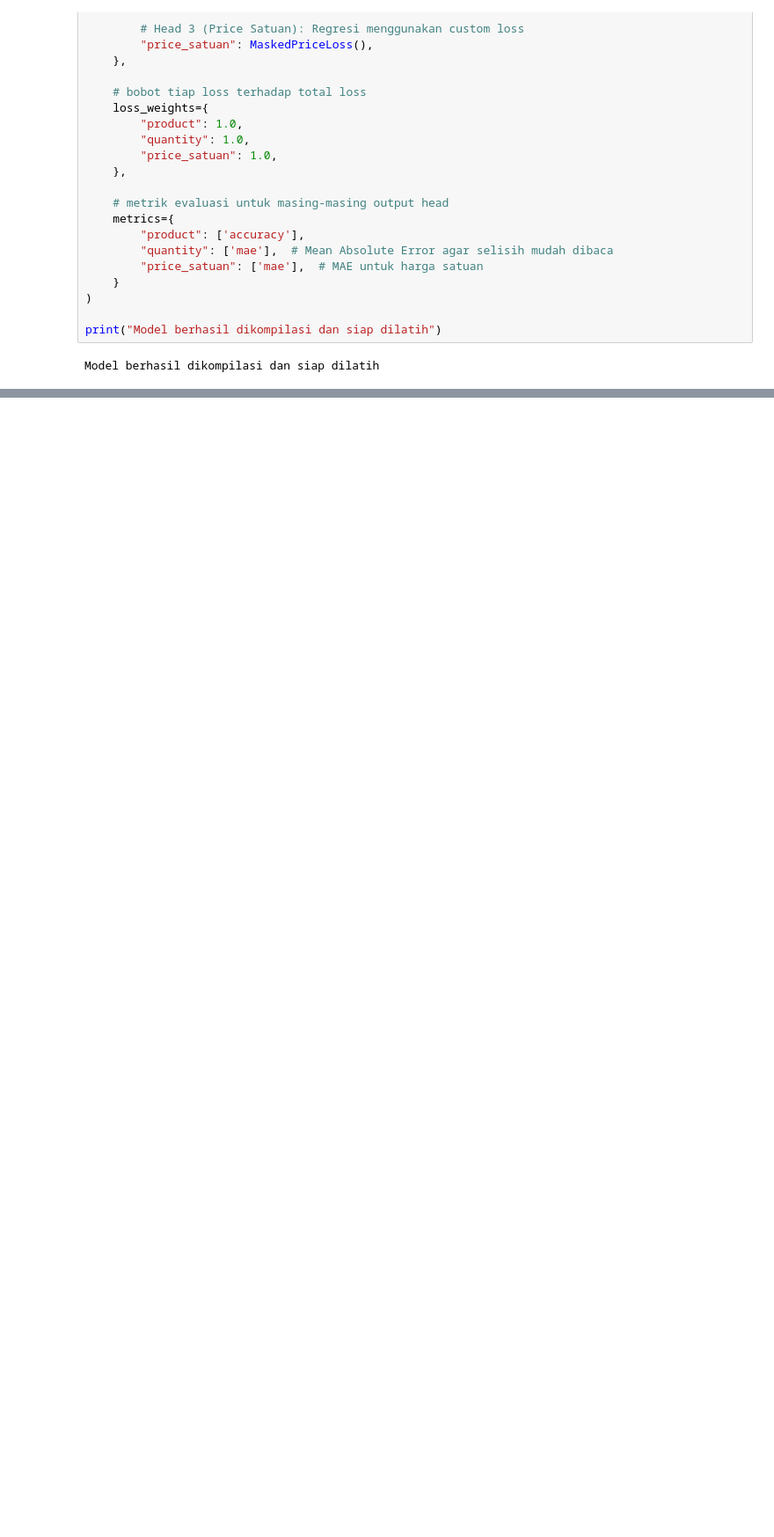
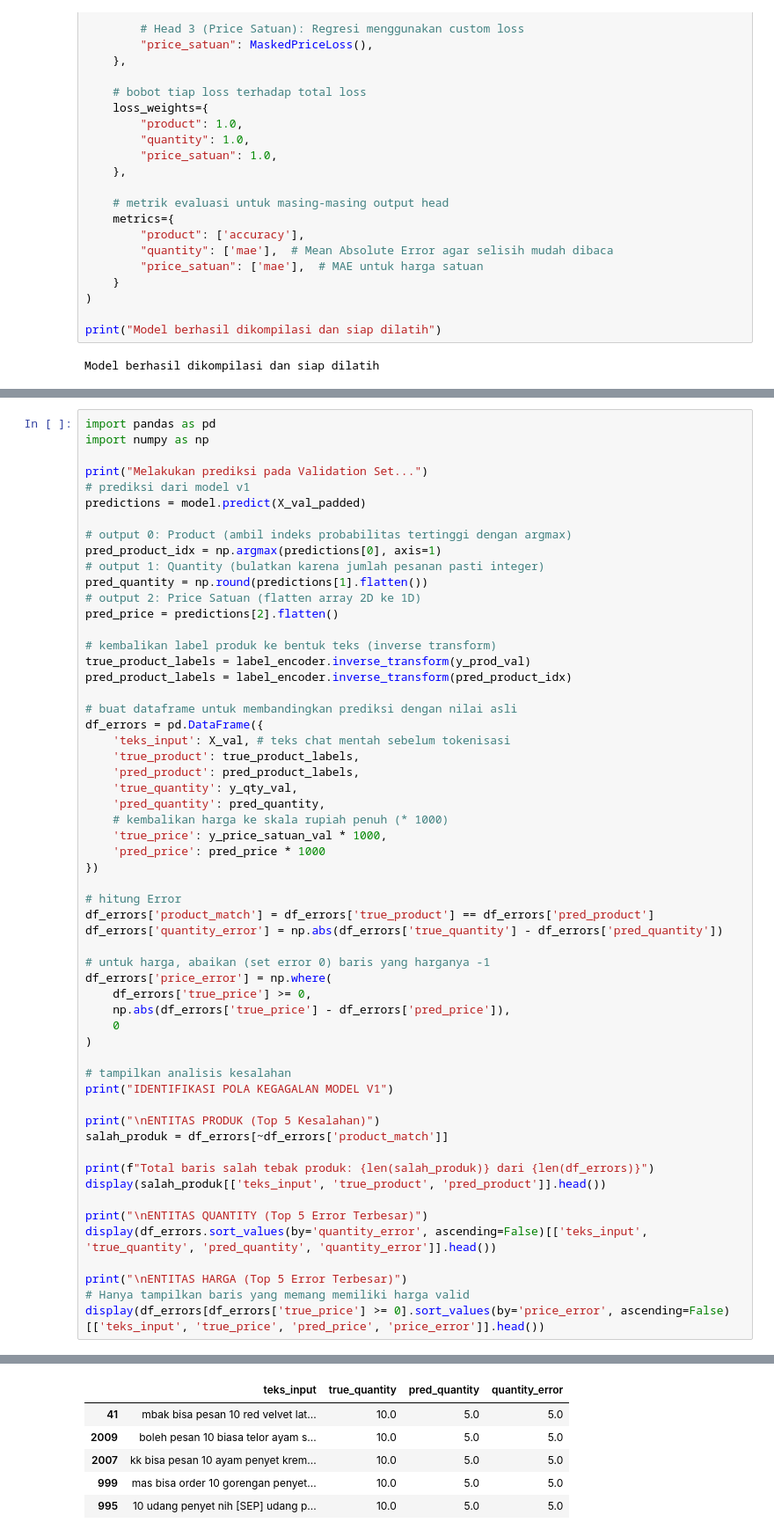
Before and after one commit to Sugandarilovv/ChatKasir, a Jupyter notebook: ai-model/notebooks/02_training.ipynb, the cells around one changed output, grey strips where cells are left out. Shown at 88% size. Saved outputs shown, nothing was run; the diff lists cells and outputs as text; blank space fills up the shorter version.

Commit message:
feat(ai1): training model v1

```diff
--- a/ai-model/notebooks/02_training.ipynb
+++ b/ai-model/notebooks/02_training.ipynb
@@ -498,0 +501,58 @@ plot_training_history(history)
+# %%
+import pandas as pd
+import numpy as np
+
+print("Melakukan prediksi pada Validation Set...")
+# prediksi dari model v1
+predictions = model.predict(X_val_padded)
+
+# output 0: Product (ambil indeks probabilitas tertinggi dengan argmax)
+pred_product_idx = np.argmax(predictions[0], axis=1)
+# output 1: Quantity (bulatkan karena jumlah pesanan pasti integer)
+pred_quantity = np.round(predictions[1].flatten())
+# output 2: Price Satuan (flatten array 2D ke 1D)
+pred_price = predictions[2].flatten()
+
+# kembalikan label produk ke bentuk teks (inverse transform)
+true_product_labels = label_encoder.inverse_transform(y_prod_val)
+pred_product_labels = label_encoder.inverse_transform(pred_product_idx)
+
+# buat dataframe untuk membandingkan prediksi dengan nilai asli
+df_errors = pd.DataFrame({
+    'teks_input': X_val, # teks chat mentah sebelum tokenisasi
+    'true_product': true_product_labels,
+    'pred_product': pred_product_labels,
+    'true_quantity': y_qty_val,
+    'pred_quantity': pred_quantity,
+    # kembalikan harga ke skala rupiah penuh (* 1000)
+    'true_price': y_price_satuan_val * 1000,
+    'pred_price': pred_price * 1000
+})
+
+# hitung Error
+df_errors['product_match'] = df_errors['true_product'] == df_errors['pred_product']
+df_errors['quantity_error'] = np.abs(df_errors['true_quantity'] - df_errors['pred_quantity'])
+
+# untuk harga, abaikan (set error 0) baris yang harganya -1
+df_errors['price_error'] = np.where(
+    df_errors['true_price'] >= 0,
+    np.abs(df_errors['true_price'] - df_errors['pred_price']),
+    0
+)
+
+# tampilkan analisis kesalahan
+print("IDENTIFIKASI POLA KEGAGALAN MODEL V1")
+
+print("\nENTITAS PRODUK (Top 5 Kesalahan)")
+salah_produk = df_errors[~df_errors['product_match']]
+
+print(f"Total baris salah tebak produk: {len(salah_produk)} dari {len(df_errors)}")
+display(salah_produk[['teks_input', 'true_product', 'pred_product']].head())
+
+print("\nENTITAS QUANTITY (Top 5 Error Terbesar)")
+display(df_errors.sort_values(by='quantity_error', ascending=False)[['teks_input', 'true_quantity', 'pred_quantity', 'quantity_error']].head())
+
+print("\nENTITAS HARGA (Top 5 Error Terbesar)")
+# Hanya tampilkan baris yang memang memiliki harga valid
+display(df_errors[df_errors['true_price'] >= 0].sort_values(by='price_error', ascending=False)[['teks_input', 'true_price', 'pred_price', 'price_error']].head())
+# %% [output]
@@ -498,0 +572,6 @@ plot_training_history(history)
+|  | teks_input | true_quantity | pred_quantity | quantity_error |
+| 41 | mbak bisa pesan 10 red velvet lat... | 10.0 | 5.0 | 5.0 |
+| 2009 | boleh pesan 10 biasa telor ayam s... | 10.0 | 5.0 | 5.0 |
+| 2007 | kk bisa pesan 10 ayam penyet krem... | 10.0 | 5.0 | 5.0 |
+| 999 | mas bisa order 10 gorengan penyet... | 10.0 | 5.0 | 5.0 |
+| 995 | 10 udang penyet nih [SEP] udang p... | 10.0 | 5.0 | 5.0 |
```
Also changed, not shown: parts of 11 cells of this notebook.
